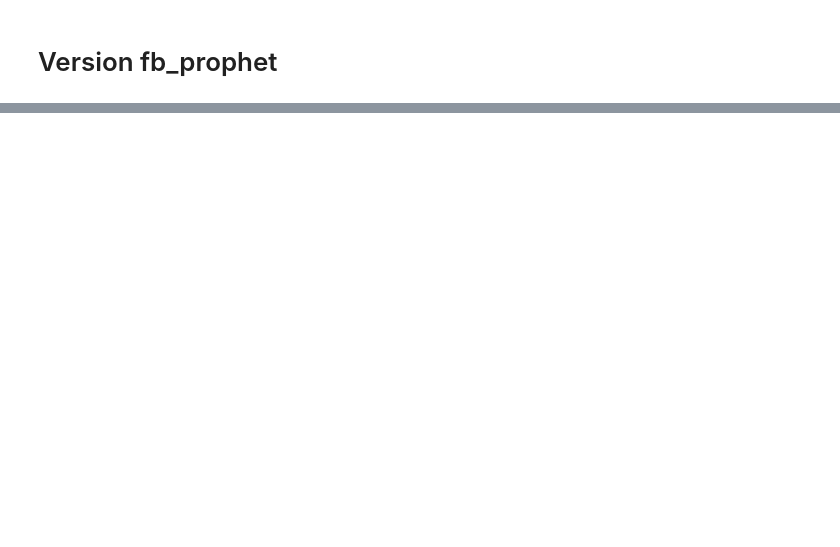
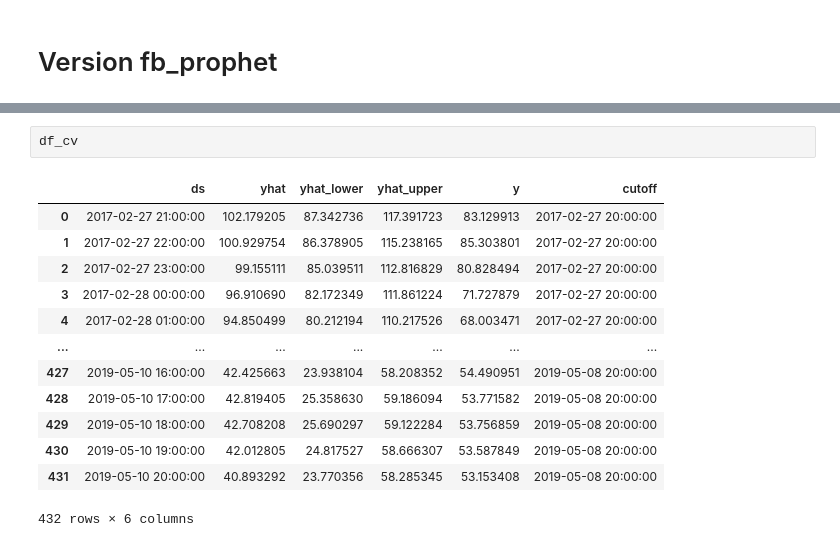
Before and after one commit to flo-collab/P16_timeseries, a Jupyter notebook: 05-SARIMAX/sarimax.ipynb, the cells around one changed output, grey strips where cells are left out. Drawn from its saved outputs; the diff is of its cells as text; blank space fills up the shorter version.

```diff
--- a/05-SARIMAX/sarimax.ipynb
+++ b/05-SARIMAX/sarimax.ipynb
@@ -90,0 +153,16 @@ df
+# %%
+df_cv
+# %% [output]
+|  | ds | yhat | yhat_lower | yhat_upper | y | cutoff |
+| 0 | 2017-02-27 21:00:00 | 102.179205 | 87.342736 | 117.391723 | 83.129913 | 2017-02-27 20:00:00 |
+| 1 | 2017-02-27 22:00:00 | 100.929754 | 86.378905 | 115.238165 | 85.303801 | 2017-02-27 20:00:00 |
+| 2 | 2017-02-27 23:00:00 | 99.155111 | 85.039511 | 112.816829 | 80.828494 | 2017-02-27 20:00:00 |
+| 3 | 2017-02-28 00:00:00 | 96.910690 | 82.172349 | 111.861224 | 71.727879 | 2017-02-27 20:00:00 |
+| 4 | 2017-02-28 01:00:00 | 94.850499 | 80.212194 | 110.217526 | 68.003471 | 2017-02-27 20:00:00 |
+| ... | ... | ... | ... | ... | ... | ... |
+| 427 | 2019-05-10 16:00:00 | 42.425663 | 23.938104 | 58.208352 | 54.490951 | 2019-05-08 20:00:00 |
+| 428 | 2019-05-10 17:00:00 | 42.819405 | 25.358630 | 59.186094 | 53.771582 | 2019-05-08 20:00:00 |
+| 429 | 2019-05-10 18:00:00 | 42.708208 | 25.690297 | 59.122284 | 53.756859 | 2019-05-08 20:00:00 |
+| 430 | 2019-05-10 19:00:00 | 42.012805 | 24.817527 | 58.666307 | 53.587849 | 2019-05-08 20:00:00 |
+| 431 | 2019-05-10 20:00:00 | 40.893292 | 23.770356 | 58.285345 | 53.153408 | 2019-05-08 20:00:00 |
+432 rows × 6 columns
```
Also changed, not shown: parts of 20 cells of this notebook.
